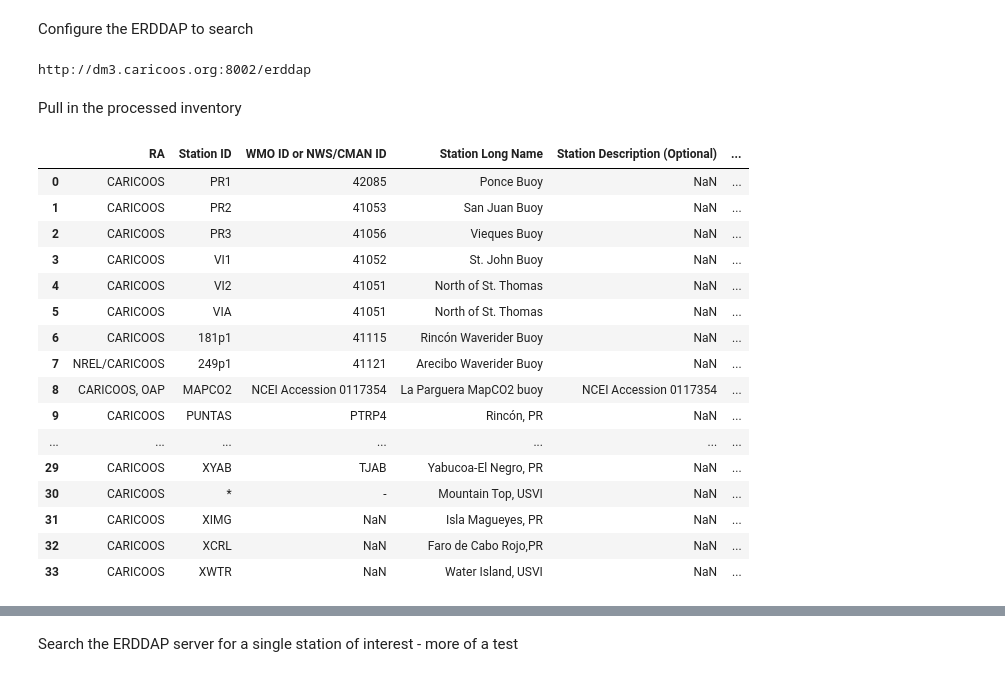
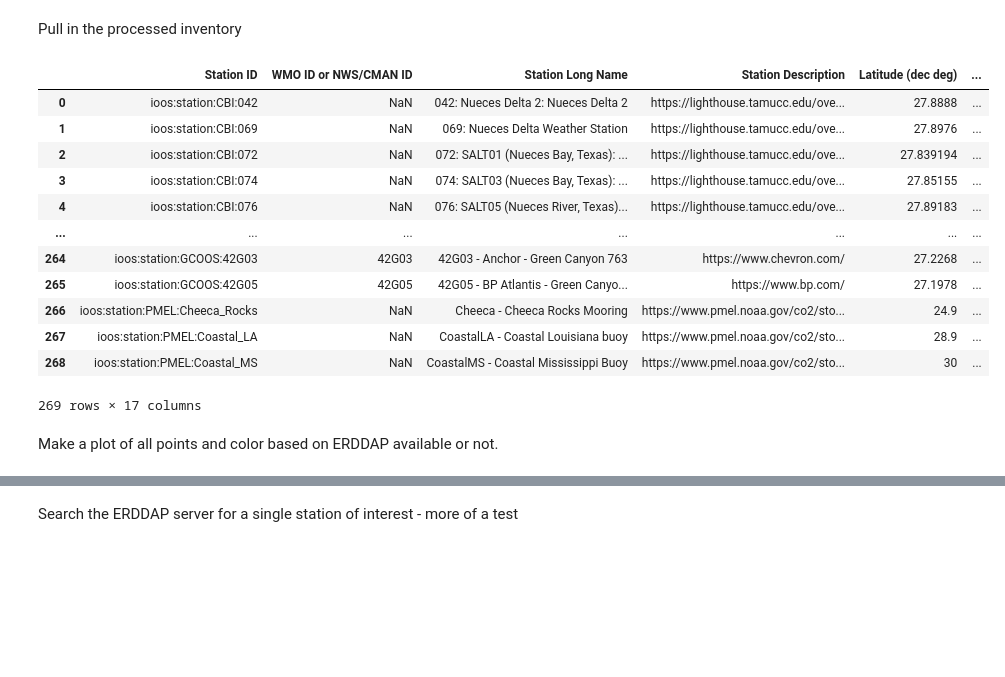
Before and after one commit to ioos/ioos-asset-inventory, a Jupyter notebook: spot_check_stations.ipynb, the cells around one changed output, grey strips where cells are left out. Saved outputs shown, nothing was run; the diff lists cells and outputs as text; code cells hidden in the pictures; blank space fills up the shorter version.

Commit message:
completing GCOOS inventory Updating CARICOOS column headers

```diff
--- a/spot_check_stations.ipynb
+++ b/spot_check_stations.ipynb
@@ -6,70 +6,55 @@ import netCDF4
 from erddapy import ERDDAP
 import json
 import re
-# %% [markdown]
-Configure the ERDDAP to search
-# %%
-ra = 'CARICOOS'
-
-with open('utils/ra_erddaps.json') as f:
-    urls = json.load(f)
-
-server = urls[ra.lower()]
-
-print(server)
-
-e = ERDDAP(server=server, protocol="tabledap")
-# %% [output]
-http://dm3.caricoos.org:8002/erddap
 # %% [markdown]
 Pull in the processed inventory
 # %%
+ra = "GCOOS"
+
 #
 # df_cruise = df[df['Station Description'] == 'Chesapeake Bay WQ Cruise Data ']
 #
 #df_aws = df[df['Station ID'] == 'Humboldt']
 # #url = 'http://tds.glos.us/thredds/dodsC/buoy_agg_standard/OMOECC_E1/OMOECC_E1.ncml'
 # #url = 'http://tds.glos.us/thredds/dodsC/buoy_agg_standard/45186/45186.ncml'
 # #url = 'http://tds.glos.us/thredds/dodsC/buoy_agg_standard/bgsusd2/bgsusd2.ncml'
 # url = 'http://oos.soest.hawaii.edu/thredds/dodsC/hioos/nss/ns12agg'
 # print(url)
 # ds = xr.open_dataset(url)
 # #ds = netCDF4.Dataset(url,'r')
 # title = ds.title
 # start_time = np.datetime_as_string(ds.time.min().values, unit='D')
 # end_time = np.datetime_as_string(ds.time.max().values, unit='D')
 # print('Duration: %s - %s' % (np.datetime_as_string(ds.time.min().values, unit='D'),
 #                              np.datetime_as_string(ds.time.max().values, unit='D'))
 #       )
 
 # Try glos web server
 # url = 'https://glbuoys.glos.us/tools/export?ftype=csv&data_type=buoy&units=eng&locs=OMOECC_E1&params=Water_Temperature_at_Surface|dissolved_oxygen_saturation|water_conductivity|ysi_turbidity&tperiod=custom&date_start=2020-01-01&date_end=2020-12-31&avg_ivld=none'
 # df = erddapy.ERDDAP.to_pandas(url)
 
 ## using ERDDAP to look for stations
 # check out http://data.glos.us/erddap/tabledap/allDatasets.htmlTable?datasetID%2Ctitle%2CminTime%2CmaxTime&maxTime%3E=2020-01-01&maxTime%3C=2020-12-31&orderBy(%22maxTime%22)
 # that lists out all the GLOS stations with the maximum time of observations within the year 2020 (on their ERDDAP).
 
 
 ra_clean = re.sub(r'[0-9]', '', ra) # remove number from RA
 
 df = pd.read_excel('2023/data/processed/%s.xlsx' % ra_clean.upper(), dtype=str)
 df
 # %% [output]
-|  | RA | Station ID | WMO ID or NWS/CMAN ID | Station Long Name | Station Description (Optional) | ... |
-| 0 | CARICOOS | PR1 | 42085 | Ponce Buoy | NaN | ... |
-| 1 | CARICOOS | PR2 | 41053 | San Juan Buoy | NaN | ... |
-| 2 | CARICOOS | PR3 | 41056 | Vieques Buoy | NaN | ... |
-| 3 | CARICOOS | VI1 | 41052 | St. John Buoy | NaN | ... |
-| 4 | CARICOOS | VI2 | 41051 | North of St. Thomas | NaN | ... |
-| 5 | CARICOOS | VIA | 41051 | North of St. Thomas | NaN | ... |
-| 6 | CARICOOS | 181p1 | 41115 | Rincón Waverider Buoy | NaN | ... |
-| 7 | NREL/CARICOOS | 249p1 | 41121 | Arecibo Waverider Buoy | NaN | ... |
-| 8 | CARICOOS, OAP | MAPCO2 | NCEI Accession 0117354 | La Parguera MapCO2 buoy | NCEI Accession 0117354 | ... |
-| 9 | CARICOOS | PUNTAS | PTRP4 | Rincón, PR | NaN | ... |
+|  | Station ID | WMO ID or NWS/CMAN ID | Station Long Name | Station Description | Latitude (dec deg) | ... |
+| 0 | ioos:station:CBI:042 | NaN | 042: Nueces Delta 2: Nueces Delta 2 | https://lighthouse.tamucc.edu/ove... | 27.8888 | ... |
+| 1 | ioos:station:CBI:069 | NaN | 069: Nueces Delta Weather Station | https://lighthouse.tamucc.edu/ove... | 27.8976 | ... |
+| 2 | ioos:station:CBI:072 | NaN | 072: SALT01 (Nueces Bay, Texas): ... | https://lighthouse.tamucc.edu/ove... | 27.839194 | ... |
+| 3 | ioos:station:CBI:074 | NaN | 074: SALT03 (Nueces Bay, Texas): ... | https://lighthouse.tamucc.edu/ove... | 27.85155 | ... |
+| 4 | ioos:station:CBI:076 | NaN | 076: SALT05 (Nueces River, Texas)... | https://lighthouse.tamucc.edu/ove... | 27.89183 | ... |
 | ... | ... | ... | ... | ... | ... | ... |
-| 29 | CARICOOS | XYAB | TJAB | Yabucoa-El Negro, PR | NaN | ... |
-| 30 | CARICOOS | * | - | Mountain Top, USVI | NaN | ... |
-| 31 | CARICOOS | XIMG | NaN | Isla Magueyes, PR | NaN | ... |
-| 32 | CARICOOS | XCRL | NaN | Faro de Cabo Rojo,PR | NaN | ... |
-| 33 | CARICOOS | XWTR | NaN | Water Island, USVI | NaN | ... |
+| 264 | ioos:station:GCOOS:42G03 | 42G03 | 42G03 - Anchor - Green Canyon 763 | https://www.chevron.com/ | 27.2268 | ... |
+| 265 | ioos:station:GCOOS:42G05 | 42G05 | 42G05 - BP Atlantis - Green Canyo... | https://www.bp.com/ | 27.1978 | ... |
+| 266 | ioos:station:PMEL:Cheeca_Rocks | NaN | Cheeca - Cheeca Rocks Mooring | https://www.pmel.noaa.gov/co2/sto... | 24.9 | ... |
+| 267 | ioos:station:PMEL:Coastal_LA | NaN | CoastalLA - Coastal Louisiana buoy | https://www.pmel.noaa.gov/co2/sto... | 28.9 | ... |
+| 268 | ioos:station:PMEL:Coastal_MS | NaN | CoastalMS - Coastal Mississippi Buoy | https://www.pmel.noaa.gov/co2/sto... | 30 | ... |
+269 rows × 17 columns
+# %% [markdown]
+Make a plot of all points and color based on ERDDAP available or not.
```
Also changed, not shown: parts of 28 cells of this notebook, 10 other files.
